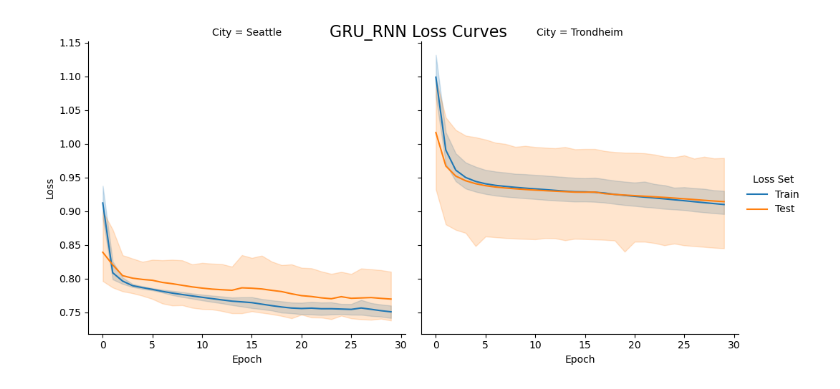
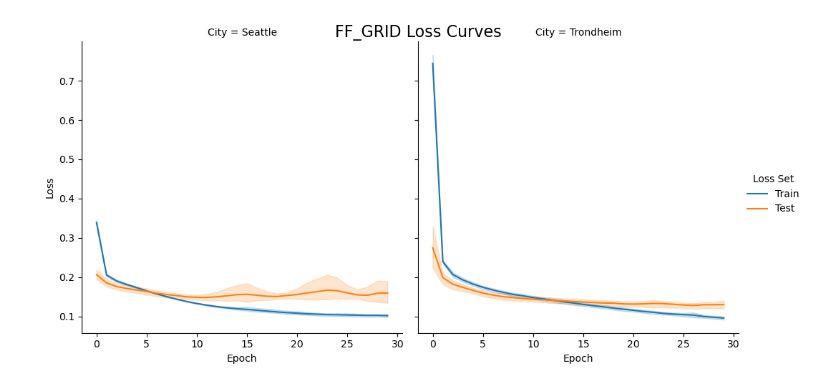
Before and after one commit to zackAemmer/generalizable_travel_times, a Jupyter notebook: src/explore_results.ipynb, the cells around one changed output. Cells and saved outputs as stored; diff of their text form; code cells hidden in the pictures.

Commit message:
Building out more models to test

```diff
--- a/src/explore_results.ipynb
+++ b/src/explore_results.ipynb
@@ -84,8 +84,8 @@ plt.savefig("../plots/model_performances_atb.png", dpi=1800, bbox_inches='tight'
 # %%
-model_name = "GRU_RNN"
+model_name = "FF_GRID"
 plot_data = model_curves_df[model_curves_df['Model']==model_name]
 g = sns.relplot(data=plot_data, x="Epoch", y="Loss", hue="Loss Set", col="City", kind="line")
 g.fig.suptitle(f"{model_name} Loss Curves", fontsize=16)
 plt.savefig(f"../plots/model_curves_{model_name}.png", dpi=1800, bbox_inches='tight')
 # %% [output]
-[figure, old version]
+[figure, new version]
```
Also changed, not shown: parts of 3 cells of this notebook, 9 other files.
